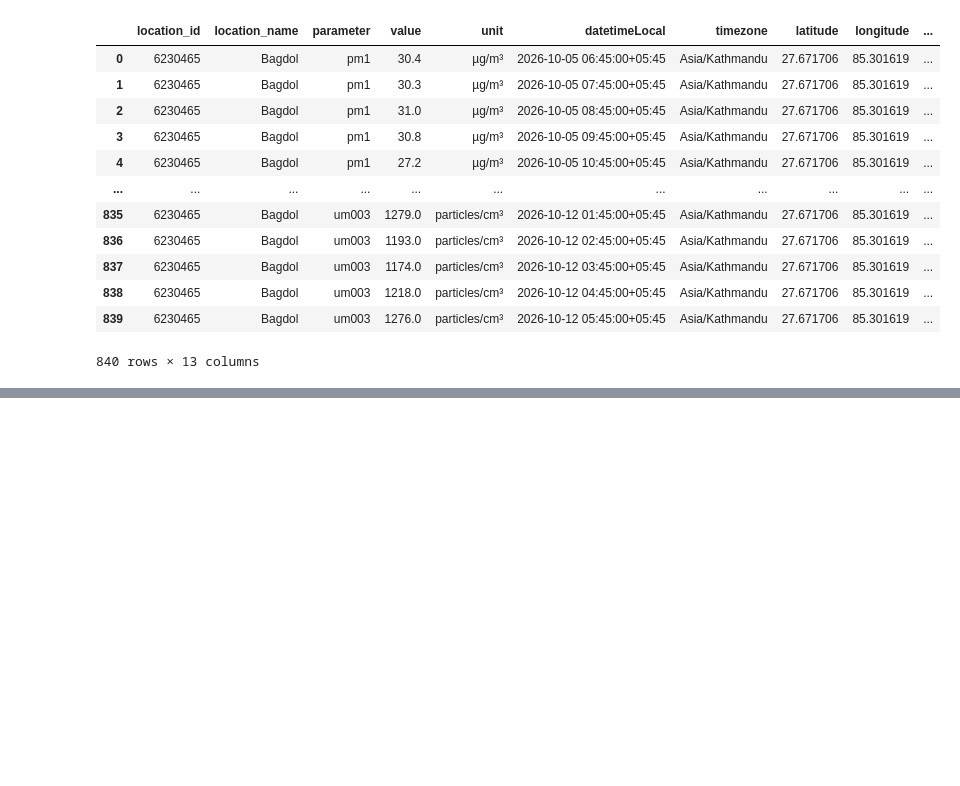
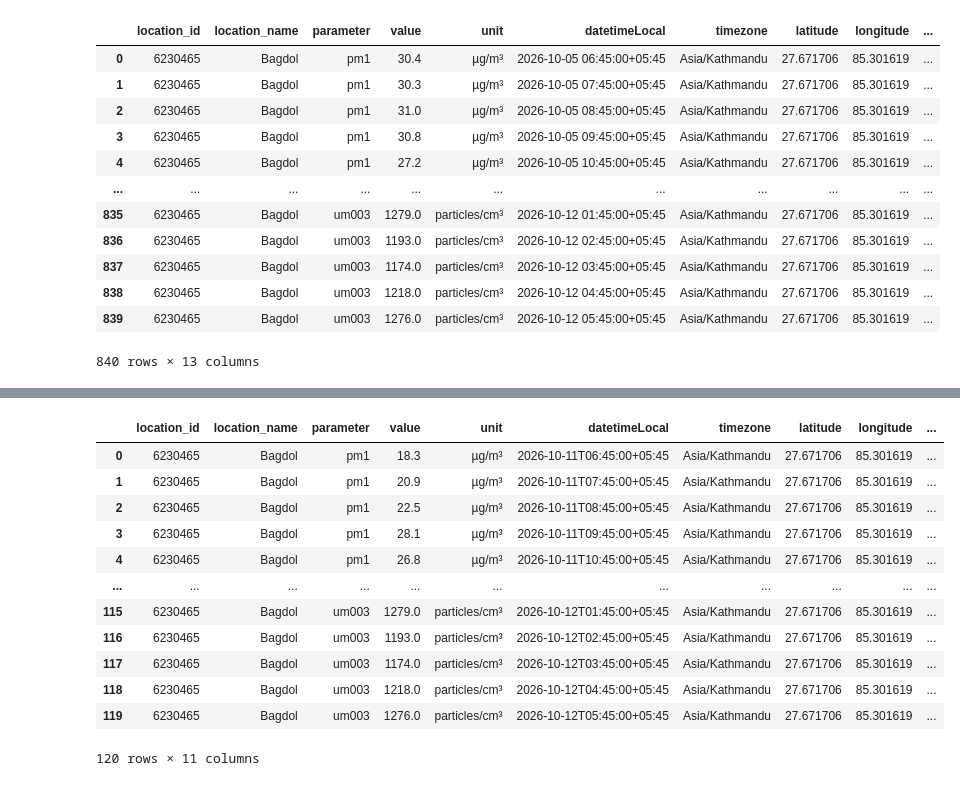
Before and after one commit to Laxmination/Kathmandu-PM2.5-Forecasting, a Jupyter notebook: OpenAQdatasetCleaning/Bagdol_dataClean.ipynb, the cells around one changed output, grey strips where cells are left out. Drawn from its saved outputs; the diff is of its cells as text; code cells hidden in the pictures; blank space fills up the shorter version.

Commit message:
Bagdol last 24 hours data cleaned

```diff
--- a/OpenAQdatasetCleaning/Bagdol_dataClean.ipynb
+++ b/OpenAQdatasetCleaning/Bagdol_dataClean.ipynb
@@ -303,0 +306,3 @@ cleaned1.to_csv('cleaned_bagdolLast7days.csv', index=False)
+# %%
+df24 = pd.read_csv('Bagdol_last24hours.csv')
+df24.info()
@@ -303,0 +346,17 @@ cleaned1.to_csv('cleaned_bagdolLast7days.csv', index=False)
+# %%
+cleaned2 = df24.drop(columns=['country_iso', 'isMobile', 'isMonitor', 'datetimeUtc'], inplace=False)
+cleaned2
+# %% [output]
+|  | location_id | location_name | parameter | value | unit | datetimeLocal | timezone | latitude | longitude | ... |
+| 0 | 6230465 | Bagdol | pm1 | 18.3 | µg/m³ | 2026-10-11T06:45:00+05:45 | Asia/Kathmandu | 27.671706 | 85.301619 | ... |
+| 1 | 6230465 | Bagdol | pm1 | 20.9 | µg/m³ | 2026-10-11T07:45:00+05:45 | Asia/Kathmandu | 27.671706 | 85.301619 | ... |
+| 2 | 6230465 | Bagdol | pm1 | 22.5 | µg/m³ | 2026-10-11T08:45:00+05:45 | Asia/Kathmandu | 27.671706 | 85.301619 | ... |
+| 3 | 6230465 | Bagdol | pm1 | 28.1 | µg/m³ | 2026-10-11T09:45:00+05:45 | Asia/Kathmandu | 27.671706 | 85.301619 | ... |
+| 4 | 6230465 | Bagdol | pm1 | 26.8 | µg/m³ | 2026-10-11T10:45:00+05:45 | Asia/Kathmandu | 27.671706 | 85.301619 | ... |
+| ... | ... | ... | ... | ... | ... | ... | ... | ... | ... | ... |
+| 115 | 6230465 | Bagdol | um003 | 1279.0 | particles/cm³ | 2026-10-12T01:45:00+05:45 | Asia/Kathmandu | 27.671706 | 85.301619 | ... |
+| 116 | 6230465 | Bagdol | um003 | 1193.0 | particles/cm³ | 2026-10-12T02:45:00+05:45 | Asia/Kathmandu | 27.671706 | 85.301619 | ... |
+| 117 | 6230465 | Bagdol | um003 | 1174.0 | particles/cm³ | 2026-10-12T03:45:00+05:45 | Asia/Kathmandu | 27.671706 | 85.301619 | ... |
+| 118 | 6230465 | Bagdol | um003 | 1218.0 | particles/cm³ | 2026-10-12T04:45:00+05:45 | Asia/Kathmandu | 27.671706 | 85.301619 | ... |
+| 119 | 6230465 | Bagdol | um003 | 1276.0 | particles/cm³ | 2026-10-12T05:45:00+05:45 | Asia/Kathmandu | 27.671706 | 85.301619 | ... |
+120 rows × 11 columns
```
Also changed, not shown: parts of 7 cells of this notebook, 1 other file.
